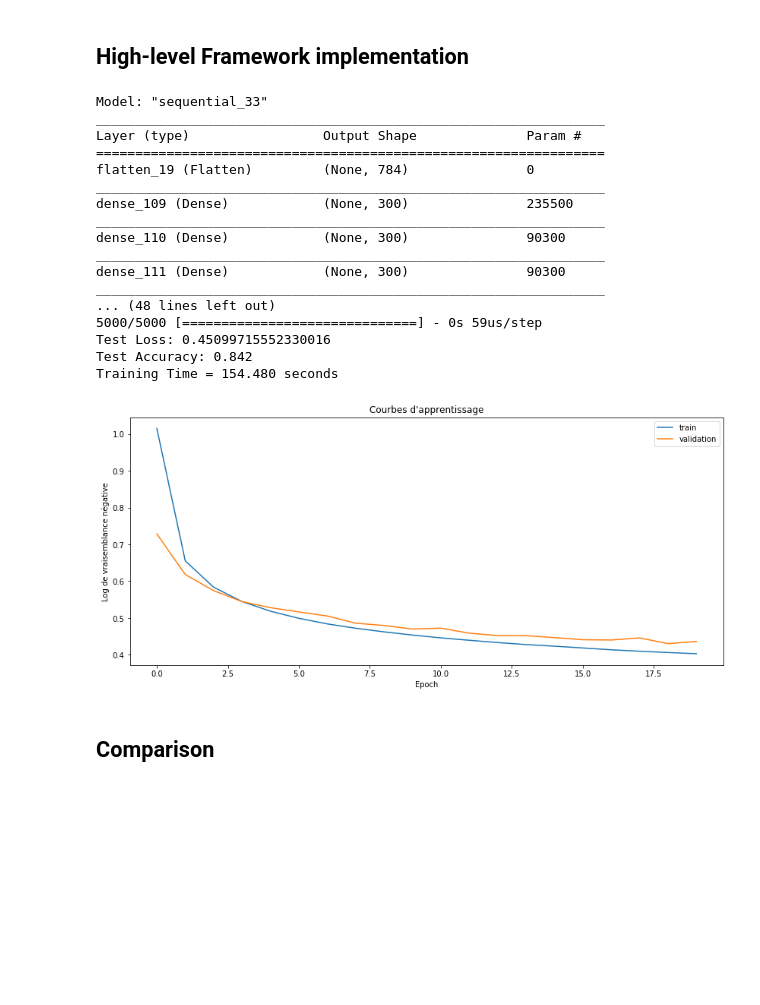
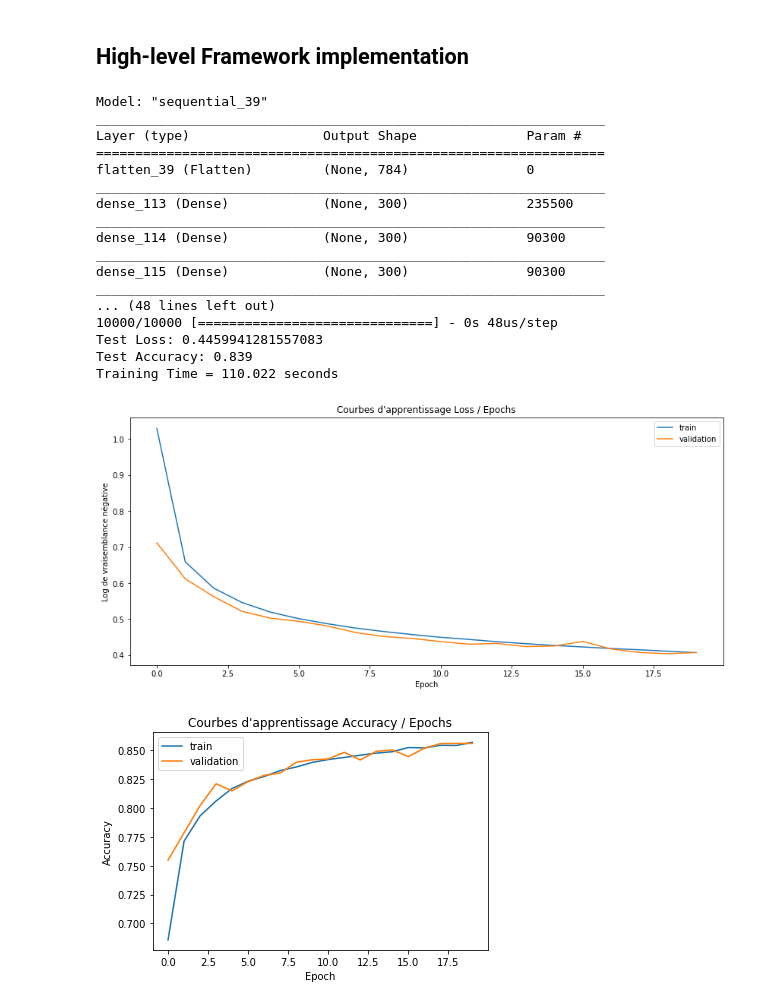
Before and after one commit to KacemKhaled/INF8225, a Jupyter notebook: TP2/TP2.ipynb, the cells around one changed output. Cells and saved outputs as stored; diff of their text form; code cells hidden in the pictures; blank space fills up the shorter version.

```diff
--- a/TP2/TP2.ipynb
+++ b/TP2/TP2.ipynb
@@ -311,7 +355,7 @@ from sklearn.model_selection import train_test_split
 (X_train, y_train), (X_test, y_test) = fashion_mnist.load_data()
 
 # shuffle the dataset
-X_train, y_train = shuffle(X_train,y_train)
+X_train, y_train = shuffle(X_train, y_train)
 
 # pre-process: divide the "data" by 255 to shrink its size and keep it between [0-1]
 X_train = X_train/255.0
@@ -322,7 +366,7 @@ y_train = to_categorical(y_train, 10)
 y_test = to_categorical(y_test, 10)
 
 # split test data into test and validation
-X_test, X_validation, y_test, y_validation = train_test_split(X_test, y_test, test_size=0.5, random_state=42)
+X_train, X_validation, y_train, y_validation = train_test_split(X_train, y_train, test_size=0.1, random_state=42)
 
 # set up the DNN architecture
 model = Sequential()
@@ -341,47 +385,56 @@ model.compile(optimizer=SGD(lr=0.001), loss="categorical_crossentropy", metrics=
 # train the model, while collecting the loss calculated for each epoch
 start_time = time.time()
 history = model.fit(X_train, y_train, batch_size=32, epochs=20, validation_data=(X_validation, y_validation))
 end_time = time.time()
 # test the model and store the final loss and accuracy results
 val_loss, val_acc = model.evaluate(X_validation, y_validation)
 test_loss, test_acc = model.evaluate(X_test, y_test)
 print("Test Loss: {}".format(test_loss))
 print("Test Accuracy: {}".format(test_acc))
 
 training_time_keras = end_time - start_time
 print("Training Time = %.3f seconds" % (training_time_keras))
 
 # collect and plot the losses for the training and validation sets
-losses_train = history.history['loss']
-losses_val = history.history['val_loss']
+accuracies = history.history['acc']
+losses = history.history['loss']
+val_accuracies = history.history['val_acc']
+val_losses = history.history['val_loss']
 
 plt.figure(figsize=(14, 6))
-plt.plot(losses_train, label="train")
-plt.plot(losses_val, label="validation")
-plt.title('Courbes d\'apprentissage')
+plt.plot(losses, label="train")
+plt.plot(val_losses, label="validation")
+plt.title('Courbes d\'apprentissage Loss / Epochs')
 plt.ylabel('Log de vraisemblance négative')
 plt.xlabel('Epoch')
 plt.legend(loc='best')
 
+plt.figure()
+plt.plot(accuracies, label="train")
+plt.plot(val_accuracies, label="validation")
+plt.title('Courbes d\'apprentissage Accuracy / Epochs')
+plt.ylabel('Accuracy')
+plt.xlabel('Epoch')
+plt.legend(loc='best')
+
 plt.show()
 # %% [output]
-Model: "sequential_33"
+Model: "sequential_39"
 _________________________________________________________________
 Layer (type)                 Output Shape              Param #
 =================================================================
-flatten_19 (Flatten)         (None, 784)               0
+flatten_39 (Flatten)         (None, 784)               0
 _________________________________________________________________
-dense_109 (Dense)            (None, 300)               235500
+dense_113 (Dense)            (None, 300)               235500
 _________________________________________________________________
-dense_110 (Dense)            (None, 300)               90300
+dense_114 (Dense)            (None, 300)               90300
 _________________________________________________________________
-dense_111 (Dense)            (None, 300)               90300
+dense_115 (Dense)            (None, 300)               90300
 _________________________________________________________________
 ... (48 lines left out)
-5000/5000 [==============================] - 0s 59us/step
-Test Loss: 0.45099715552330016
-Test Accuracy: 0.842
-Training Time = 154.480 seconds
+10000/10000 [==============================] - 0s 48us/step
+Test Loss: 0.4459941281557083
+Test Accuracy: 0.839
+Training Time = 110.022 seconds
-[figure, old version]
+[figure, new version]
+[figure, added]
-# %% [markdown]
-## Comparison
```
Also changed, not shown: parts of 11 cells of this notebook, 3 other files.
